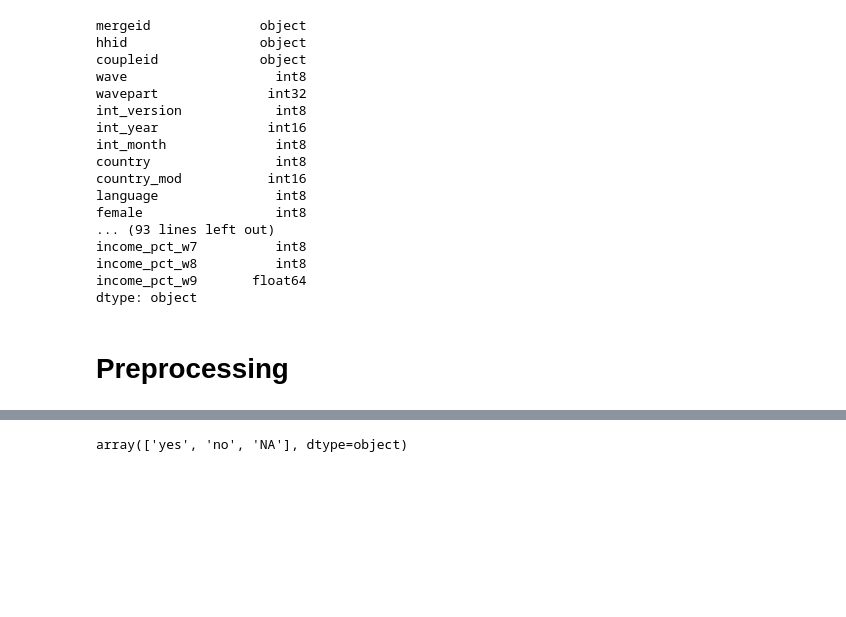
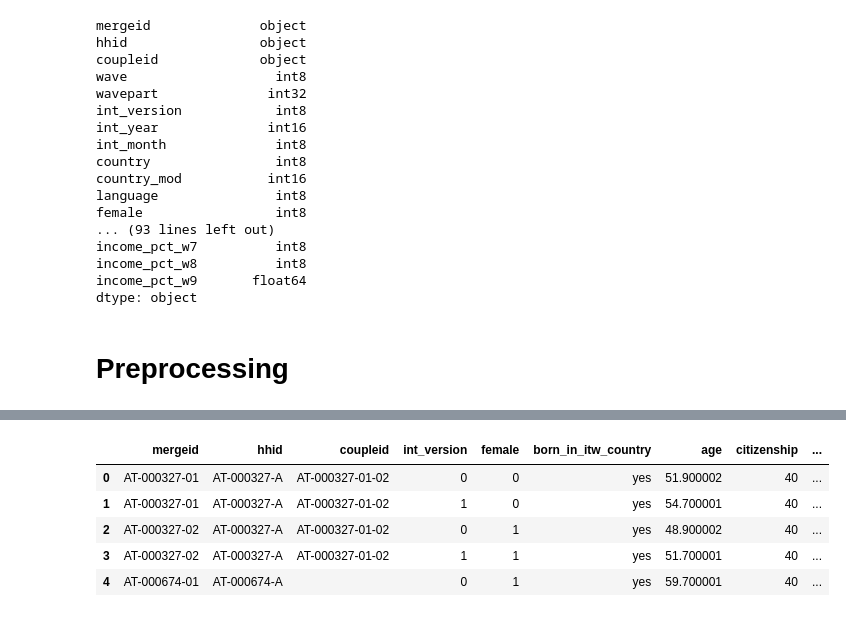
Before and after one commit to big-ucl/functional-effects-model, a Jupyter notebook: data_exploration.ipynb, the cells around one changed output, grey strips where cells are left out. Saved outputs shown, nothing was run; the diff lists cells and outputs as text; code cells hidden in the pictures; blank space fills up the shorter version.

Commit message:
final preprocessing

```diff
--- a/data_exploration.ipynb
+++ b/data_exploration.ipynb
@@ -229,15 +238,16 @@ to_rename_before_preprocess = {
 cols_one_five_NA = [
     "dn004_mod",
     "citizenship",
-    "mother_alive"
+    "mother_alive",
     "father_alive",
     "ch007_hh",
     "ch007_km",
     "sp002_mod",
     "sp008_",
+    "hc012_",
+    "smoking",
+    "ever_smoked",
 ]
-# %% [output]
-array(['yes', 'no', 'NA'], dtype=object)
 # %%
 cols_cont_NA = [
     "age",
@@ -254,6 +277,10 @@ cols_cat_NA = [
     "partnerinhh",
     "gender_partner",
     "sphus",
+    "hc029_",
+    "br010_mod",
+    "br015_",
+    "co007_",
 ]
 
 cat_mapping = {
@@ -297,5 +324,51 @@ cat_mapping = {
         3: "good",
         4: "fair",
         5: "poor",
-    }
+    },
+    "hc029_": {
+        -1: "NA",
+        1: "yes_temporarily",
+        3: "yes_permanently",
+        5: "no",
+    },
+    "br010_mod": {
+        -1: "NA",
+        1: "not_at_all",
+        2: "less_than_once_a_month",
+        3: "once_twice_a_month",
+        4: "once_twice_a_week",
+        5: "three_four_times_a_week",
+        6: "five_six_times_a_week",
+        7: "every_day",
+    },
+    "br015_": {
+        -1: "NA",
+        1: "more_than_once_a_week",
+        2: "once_a_week",
+        3: "once_three_times_a_month",
+        2: "never",
+    },
+    "co007_": {
+        -1: "NA",
+        1: "with_great_difficulty",
+        2: "with_some_difficulty",
+        3: "fairly_easily",
+        4: "easily",
+    },
 }
+# %%
+df_prepro = df_preprocessed.copy()
+
+df_prepro = df_prepro.rename(columns=to_rename_before_preprocess)
+df_prepro = preprocess_one_five_NA(df_prepro, cols_one_five_NA)
+df_prepro = preprocess_cont_NA(df_prepro, cols_cont_NA)
+df_prepro = preprocess_cat_NA(df_prepro, cols_cat_NA, cat_mapping)
+df_prepro = df_prepro.rename(columns=to_rename)
+df_prepro.head()
+# %% [output]
+|  | mergeid | hhid | coupleid | int_version | female | born_in_itw_country | age | citizenship | ... |
+| 0 | AT-000327-01 | AT-000327-A | AT-000327-01-02 | 0 | 0 | yes | 51.900002 | 40 | ... |
+| 1 | AT-000327-01 | AT-000327-A | AT-000327-01-02 | 1 | 0 | yes | 54.700001 | 40 | ... |
+| 2 | AT-000327-02 | AT-000327-A | AT-000327-01-02 | 0 | 1 | yes | 48.900002 | 40 | ... |
+| 3 | AT-000327-02 | AT-000327-A | AT-000327-01-02 | 1 | 1 | yes | 51.700001 | 40 | ... |
+| 4 | AT-000674-01 | AT-000674-A |  | 0 | 1 | yes | 59.700001 | 40 | ... |
```
Also changed, not shown: parts of 9 cells of this notebook.
